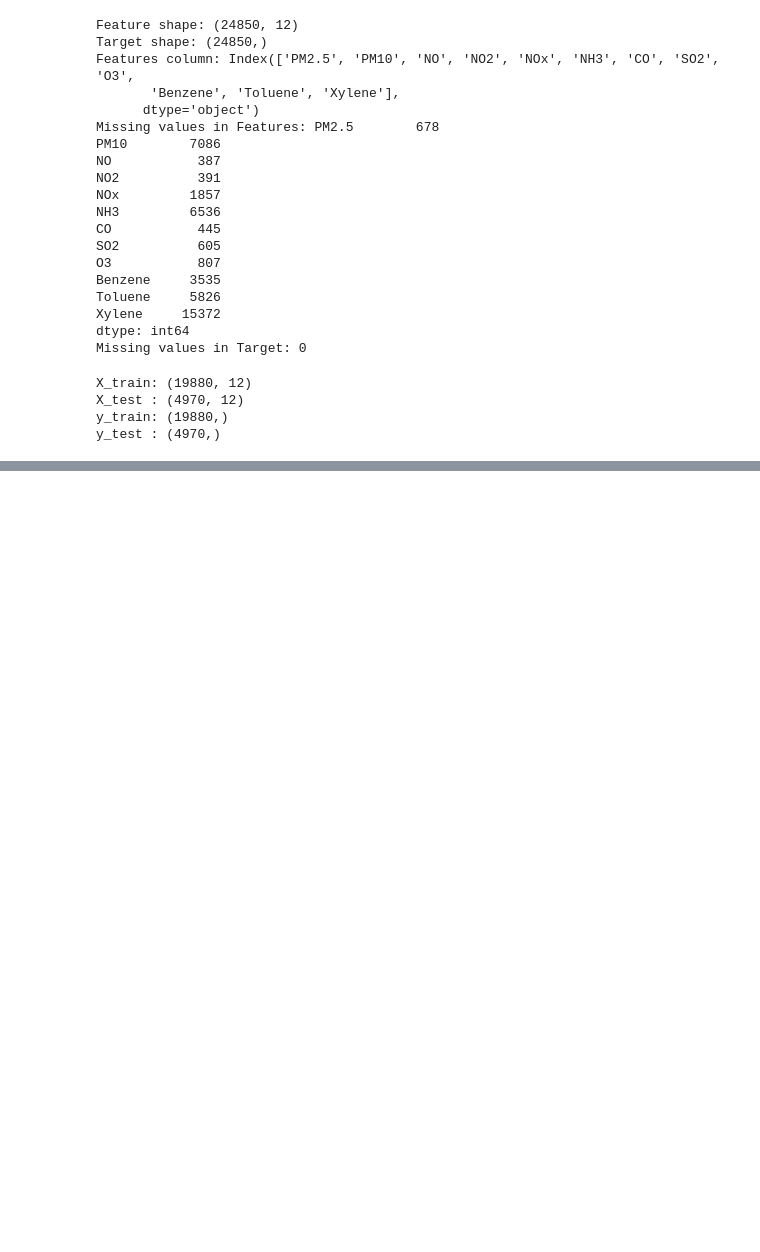
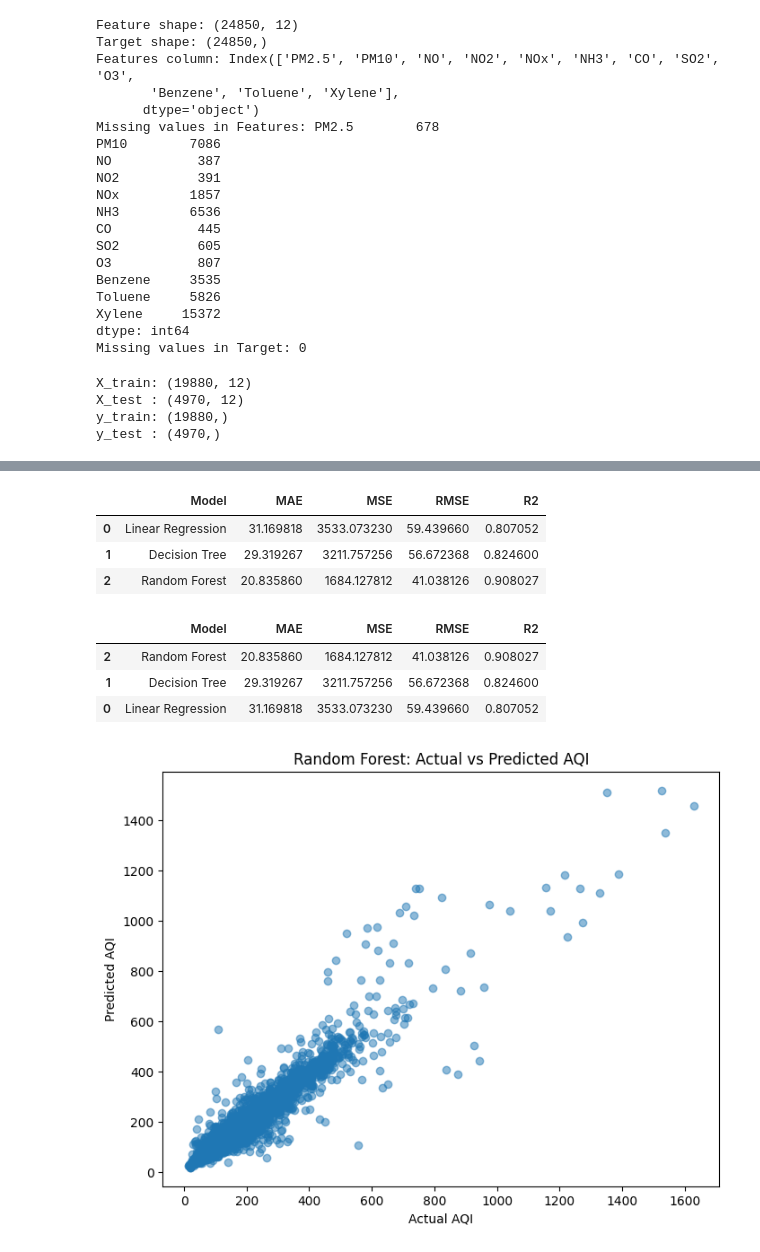
Before and after one commit to omkarsatpute18/AQI-air-quality-prediction, a Jupyter notebook: main.ipynb, the cells around one changed output, grey strips where cells are left out. Saved outputs shown, nothing was run; the diff lists cells and outputs as text; code cells hidden in the pictures; blank space fills up the shorter version.

```diff
--- a/main.ipynb
+++ b/main.ipynb
@@ -1042,3 +1042,5 @@ forest_pipeline = Pipeline([
         n_estimators=100
     ))
 ])
+# %%
+linear_pipeline.fit(X_train,y_train)
@@ -1044,0 +1050,2 @@ forest_pipeline = Pipeline([
+# %%
+tree_pipeline.fit(X_train,y_train)
@@ -1044,0 +1055,2 @@ forest_pipeline = Pipeline([
+# %%
+forest_pipeline.fit(X_train,y_train)
@@ -1044,0 +1074,3 @@ forest_pipeline = Pipeline([
+# %%
+#Prediction of Random forest model_df
+y_pred_forest = forest_pipeline.predict(X_test)
@@ -1044,0 +1157,54 @@ forest_pipeline = Pipeline([
+# %%
+results = pd.DataFrame({
+    "Model": [
+        "Linear Regression",
+        "Decision Tree",
+        "Random Forest"
+    ],
+    "MAE": [
+        mae_linear,
+        mae_tree,
+        mae_forest
+    ],
+    "MSE": [
+        mse_linear,
+        mse_tree,
+        mse_forest
+    ],
+    "RMSE": [
+        rmse_linear,
+        rmse_tree,
+        rmse_forest
+    ],
+    "R2": [
+        r2_linear,
+        r2_tree,
+        r2_forest
+    ]
+})
+
+results
+# %% [output]
+|  | Model | MAE | MSE | RMSE | R2 |
+| 0 | Linear Regression | 31.169818 | 3533.073230 | 59.439660 | 0.807052 |
+| 1 | Decision Tree | 29.319267 | 3211.757256 | 56.672368 | 0.824600 |
+| 2 | Random Forest | 20.835860 | 1684.127812 | 41.038126 | 0.908027 |
+# %%
+results.sort_values(by="RMSE")
+# %% [output]
+|  | Model | MAE | MSE | RMSE | R2 |
+| 2 | Random Forest | 20.835860 | 1684.127812 | 41.038126 | 0.908027 |
+| 1 | Decision Tree | 29.319267 | 3211.757256 | 56.672368 | 0.824600 |
+| 0 | Linear Regression | 31.169818 | 3533.073230 | 59.439660 | 0.807052 |
+# %%
+plt.figure(figsize=(8, 6))
+
+plt.scatter(y_test, y_pred_forest, alpha=0.5)
+
+plt.xlabel("Actual AQI")
+plt.ylabel("Predicted AQI")
+plt.title("Random Forest: Actual vs Predicted AQI")
+
+plt.show()
+# %% [output]
+[figure, added]
```
Also changed, not shown: parts of 19 cells of this notebook.
